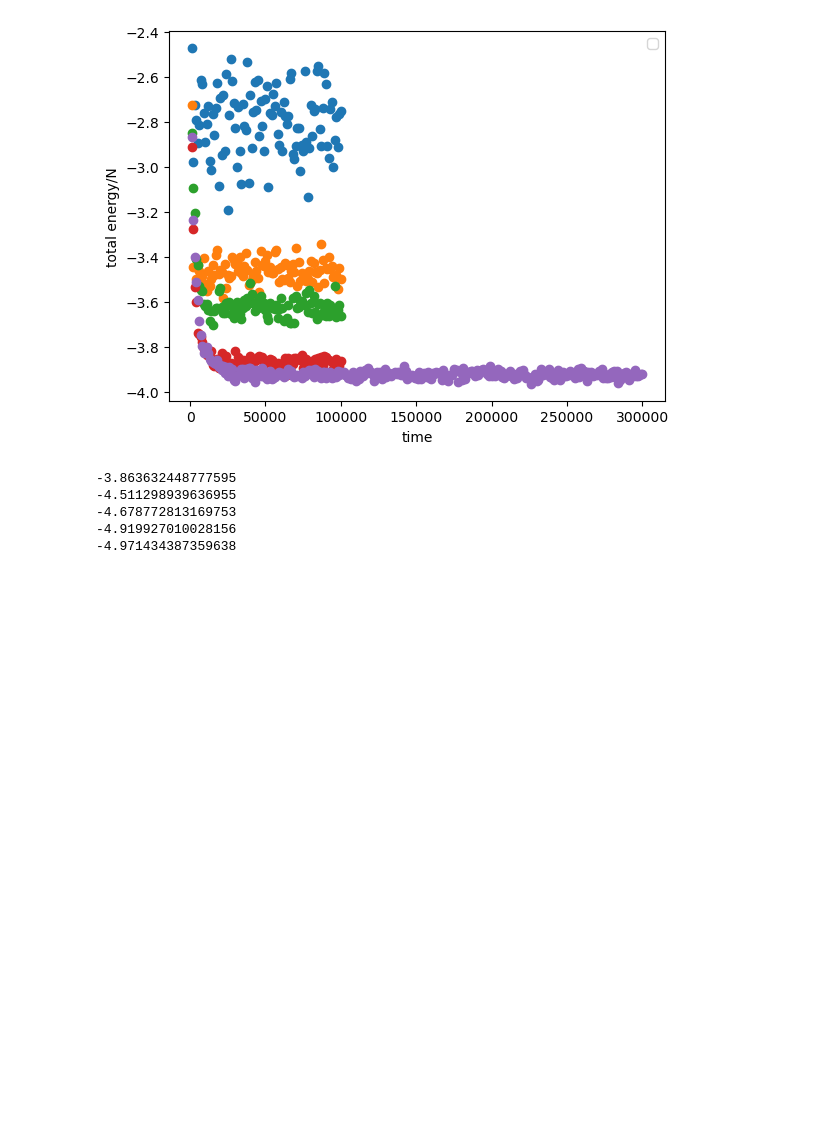
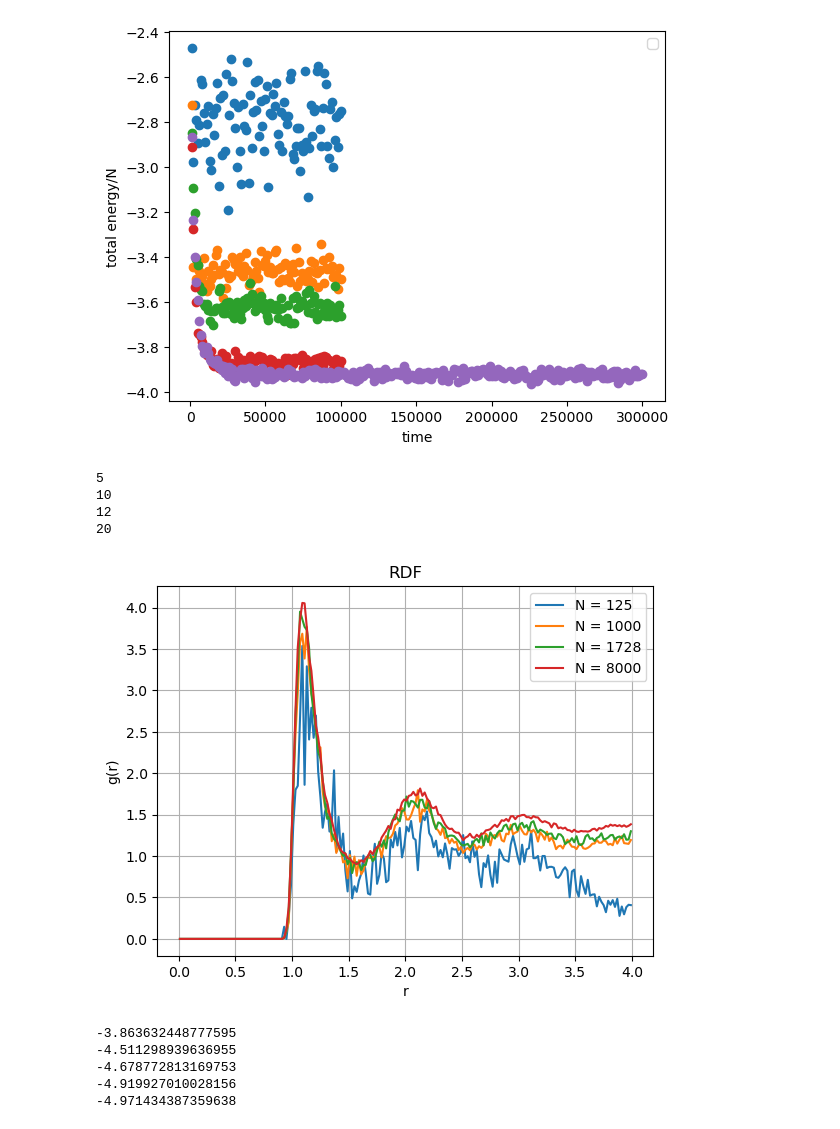
Before and after one commit to StephMcCallum/MSE563, a Jupyter notebook: Project 2.ipynb, the cells around one changed output. Saved outputs shown, nothing was run; the diff lists cells and outputs as text; code cells hidden in the pictures; blank space fills up the shorter version.

```diff
--- a/Project 2.ipynb
+++ b/Project 2.ipynb
@@ -414,6 +414,25 @@ plt.legend()
 No artists with labels found to put in legend.  Note that artists whose label start with an underscore are ignored when legend() is called with no argument.
 <matplotlib.legend.Legend at 0x...>
 [figure]
+# %%
+T = 0.7
+N = [5,10,12,20]
+for i in N:
+    print(i)
+    snapshot = positions_N[f"{i}"]
+    r, g_r = rdf(snapshot[0], density=0.5,r_max=4.0)
+    plt.plot(r,g_r, label=f"N = {i**3}")
+plt.xlabel("r")
+plt.ylabel("g(r)")
+plt.title("RDF")
+plt.legend()
+plt.grid(True)
+# %% [output]
+5
+10
+12
+20
+[figure, added]
 # %%
 import matplotlib.pyplot as plt
 N = [5,10,12,20,25]
```
Also changed, not shown: parts of 1 cell of this notebook.
